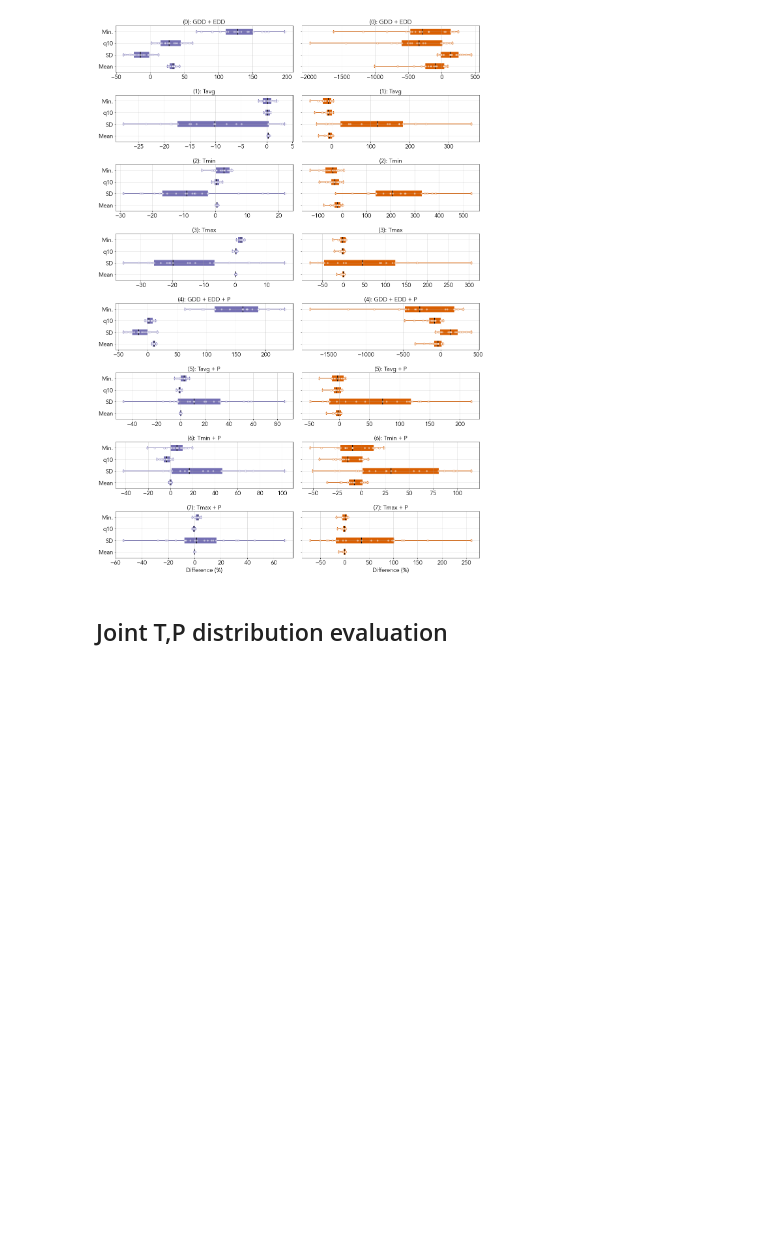
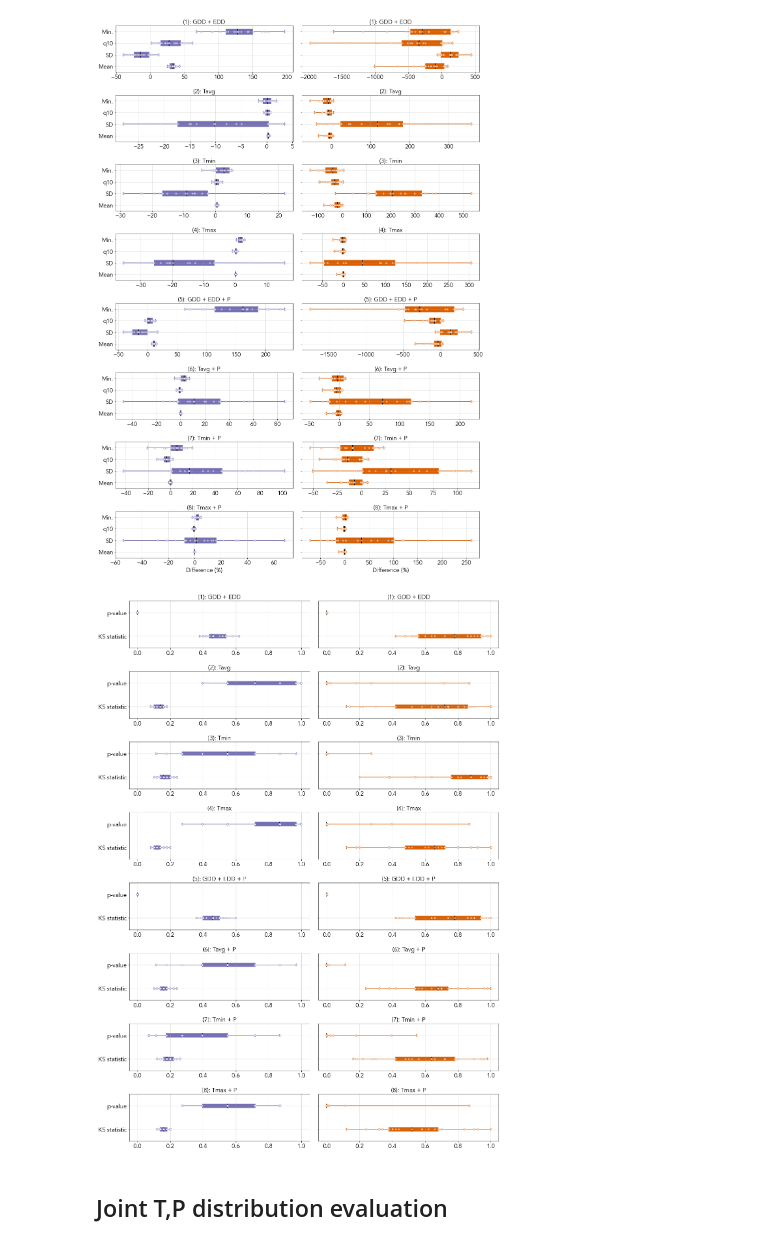
Before and after one commit to david0811/BCSD_CornYields_UQ, a Jupyter notebook: code/03_analysis/03_01_national.ipynb, the cells around one changed output. Saved outputs shown, nothing was run; the diff lists cells and outputs as text; code cells hidden in the pictures; blank space fills up the shorter version.

Commit message:
added KS plots

```diff
--- a/code/03_analysis/03_01_national.ipynb
+++ b/code/03_analysis/03_01_national.ipynb
@@ -925,7 +925,7 @@ for i in range(8):
     if i == 7:
         ax.set_xlabel('Difference (%)')
     ax.grid(alpha=0.5)
-    ax.set_title('(' + str(i) + '): ' + model_desc[i], size=18)
+    ax.set_title('(' + str(i+1) + '): ' + model_desc[i], size=18)
 
     # CMIP
     ax=axs[2*i + 1]
@@ -953,12 +953,95 @@ for i in range(8):
         ax.set_xlabel('Difference (%)')
     ax.set_yticklabels(['', '', '', ''])
     ax.grid(alpha=0.5)
-    ax.set_title('(' + str(i) + '): ' + model_desc[i], size=18)
+    ax.set_title('(' + str(i+1) + '): ' + model_desc[i], size=18)
 
 plt.savefig('../../figs/new/SIfig_all_models_national_eval.pdf')
 # plt.show()
 # %% [output]
 [figure]
+# %%
+# KS for all
+from scipy.stats import ks_2samp
+
+nex_ks_stat = {}
+nex_ks_p = {}
+cmip_ks_stat = {}
+cmip_ks_p = {}
+for i in range(1,9):
+    nex_ks_stat.update({str(i) : [ks_2samp(nex_weather_weighted[model]['weather_' + str(i)], gmfd_weather_weighted['weather_' + str(i)])[0] for model in nex_models]})
+    nex_ks_p.update({str(i) : [ks_2samp(nex_weather_weighted[model]['weather_' + str(i)], gmfd_weather_weighted['weather_' + str(i)])[1] for model in nex_models]})
+    cmip_ks_stat.update({str(i) : [ks_2samp(cmip_weather_weighted[model]['weather_' + str(i)], gmfd_weather_weighted['weather_' + str(i)])[0] for model in cmip_models]})
+    cmip_ks_p.update({str(i) : [ks_2samp(cmip_weather_weighted[model]['weather_' + str(i)], gmfd_weather_weighted['weather_' + str(i)])[1] for model in cmip_models]})
+# %%
+# All plot (KS statistic)
+fig, axs = plt.subplots(8,2, figsize=(20,30), gridspec_kw={'wspace':0.05, 'hspace':0.5})
+axs=axs.flatten()
+
+###############
+# Plot style
+###############
+model_lw = 1.5
+obs_lw = 2
+model_alpha = 0.9
+nex_col = '#7570b3'
+cmip_col = '#d95f02'
+
+for i in range(8):
+    # NEX
+    ax=axs[2*i]
+    nex_bxplt = ax.boxplot([nex_ks_stat[str(i+1)], nex_ks_p[str(i+1)]],
+                           positions=[1,2],
+                           patch_artist=True,
+                           medianprops=dict(linewidth=2, color='black'),
+                           boxprops=dict(linewidth=2, color=nex_col),
+                           whiskerprops=dict(linewidth=2, color=nex_col),
+                           capprops=dict(linewidth=2, color=nex_col),
+                           showfliers=False,
+                           whis=(0,100),
+                           vert=False,
+                           zorder=1)
+
+    for patch in nex_bxplt['boxes']:
+            patch.set_facecolor(nex_col)
+
+    ax.scatter(nex_ks_stat[str(i+1)], [1 for model in nex_models], edgecolor=nex_col, facecolor='white', zorder=10, alpha=0.5)
+    ax.scatter(nex_ks_p[str(i+1)], [2 for model in nex_models], edgecolor=nex_col, facecolor='white', zorder=10, alpha=0.5)
+
+    ax.set_yticks([1,2])
+    ax.set_yticklabels(['KS statistic', 'p-value'])
+    ax.grid(alpha=0.5)
+    ax.set_xlim([-0.05,1.05])
+    ax.set_title('(' + str(i+1) + '): ' + model_desc[i], size=18)
+
+    # CMIP
+    ax=axs[2*i + 1]
+    cmip_bxplt = ax.boxplot([cmip_ks_stat[str(i+1)], cmip_ks_p[str(i+1)]],
+                            positions=[1,2],
+                            patch_artist=True,
+                            medianprops=dict(linewidth=2, color='black'),
+                            boxprops=dict(linewidth=2, color=cmip_col),
+                            whiskerprops=dict(linewidth=2, color=cmip_col),
+                            capprops=dict(linewidth=2, color=cmip_col),
+                            showfliers=False,
+                            whis=(0,100),
+                            vert=False,
+                            zorder=1)
+
+    for patch in cmip_bxplt['boxes']:
+            patch.set_facecolor(cmip_col)
+
+    ax.scatter(cmip_ks_stat[str(i+1)], [1 for model in cmip_models], edgecolor=cmip_col, facecolor='white', zorder=10, alpha=0.5)
+    ax.scatter(cmip_ks_p[str(i+1)], [2 for model in cmip_models], edgecolor=cmip_col, facecolor='white', zorder=10, alpha=0.5)
+
+    ax.set_yticklabels(['', ''])
+    ax.grid(alpha=0.5)
+    ax.set_xlim([-0.05,1.05])
+    ax.set_title('(' + str(i+1) + '): ' + model_desc[i], size=18)
+
+# plt.savefig('../../figs/new/SIfig_all_models_national_KS.pdf')
+plt.show()
+# %% [output]
+[figure, added]
 # %% [markdown]
 ## Joint T,P distribution evaluation
 # %%
```
Also changed, not shown: 3 other files.
